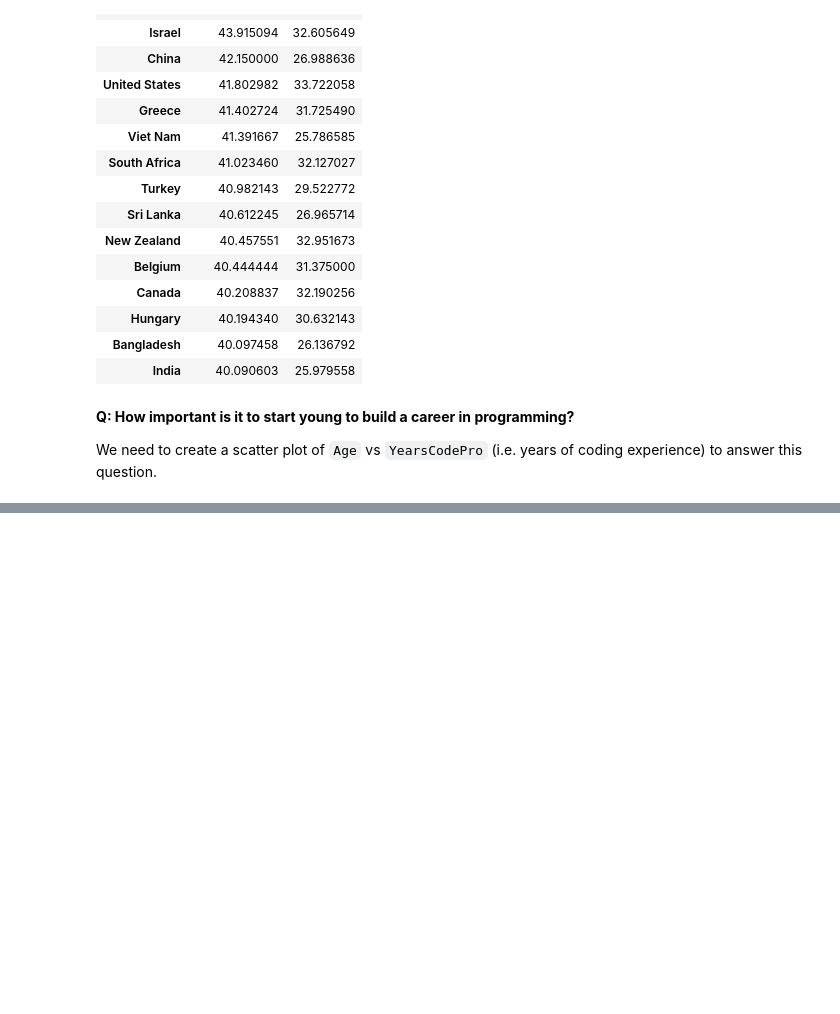
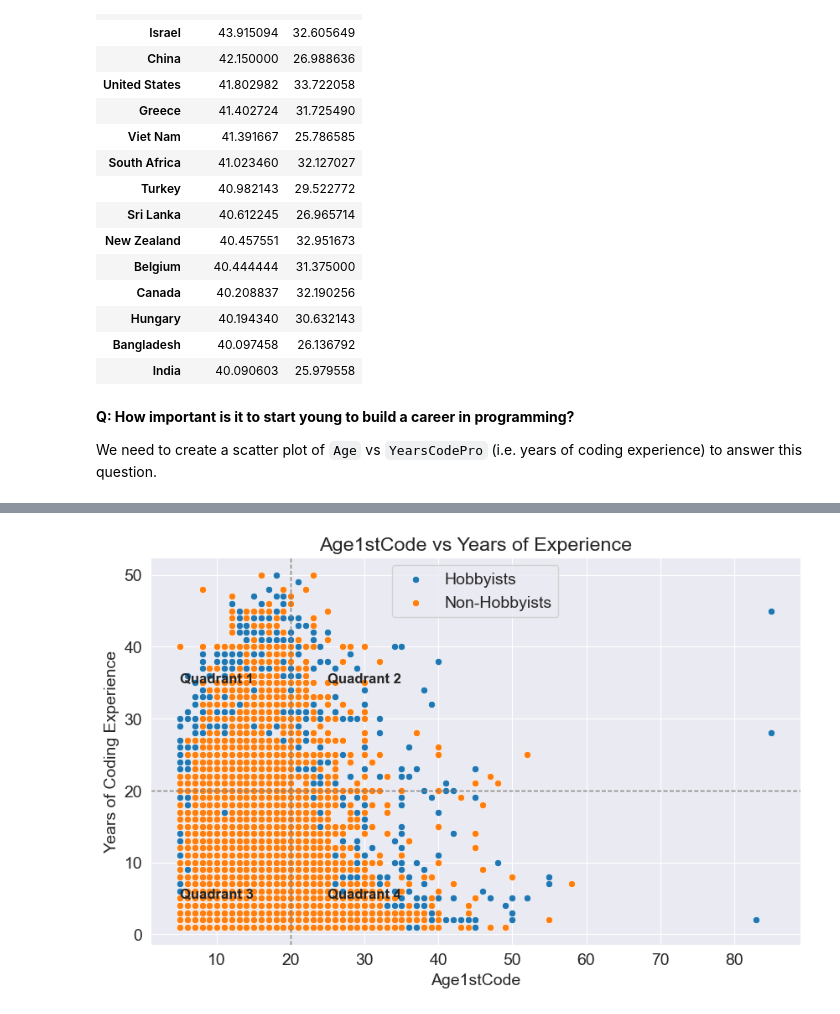
Before and after one commit to CoderB10/StackoverflowSurvey2020_PythonProject, a Jupyter notebook: EDAproject.ipynb, the cells around one changed output, grey strips where cells are left out. Cells and saved outputs as stored; diff of their text form; code cells hidden in the pictures; blank space fills up the shorter version.

```diff
--- a/EDAproject.ipynb
+++ b/EDAproject.ipynb
@@ -1092,0 +1169,54 @@ We need to create a scatter plot of `Age` vs `YearsCodePro` (i.e. years of codin
+# %%
+from scipy.stats import pearsonr
+from sklearn.linear_model import LinearRegression
+
+df = survey_df[['Age1stCode', 'YearsCodePro', 'Hobbyist']].dropna()
+
+df = df[~df['YearsCodePro'].isin(['Less than 1 year', 'More than 50 years'])]
+df['YearsCodePro'] = df['YearsCodePro'].astype(float)
+
+# Step 2: Filter for >10 or <40 years of experience
+df = df[(df['Age1stCode'] > 10) | (df['Age1stCode'] < 40)]
+
+# df = df[df['YearsCodePro'] != 'Less than 1 year']
+# df = df[df['YearsCodePro'] != 'More than 50 years']
+df['YearsCodePro'] = df['YearsCodePro'].astype(float)
+
+df_hobby = df[df['Hobbyist'] == 'Yes']
+df_non_hobby = df[df['Hobbyist'] == 'No']
+
+def analyze_group(data, label):
+    # print(f"\n--- {label} ---")
+    corr, p = pearsonr(data['Age1stCode'], data['YearsCodePro'])
+    # print(f"Pearson Correlation: {corr:.2f}, P-value: {p:.4f}")
+
+    model = LinearRegression().fit(data[['Age1stCode']], data['YearsCodePro'])
+    # print(f"Slope: {model.coef_[0]:.2f}, Intercept: {model.intercept_:.2f}")
+    # print(f"R²: {model.score(data[['Age1stCode']], data['YearsCodePro']):.2f}")
+
+    # Plot
+    sns.scatterplot(x='Age1stCode', y='YearsCodePro', data=data, label=label)
+
+# Step 5: Plot both groups
+plt.figure(figsize=(10, 6))
+
+# Quadrant labels
+plt.text(5, 35, 'Quadrant 1', fontsize=12, fontweight='bold')
+plt.text(25, 35, 'Quadrant 2', fontsize=12, fontweight='bold')
+plt.text(5, 5, 'Quadrant 3', fontsize=12, fontweight='bold')
+plt.text(25, 5, 'Quadrant 4', fontsize=12, fontweight='bold')
+
+# Dashed lines at the 20 marks
+plt.axhline(y=20, color='gray', linestyle='--', linewidth=1)  # horizontal
+plt.axvline(x=20, color='gray', linestyle='--', linewidth=1)  # vertical
+
+analyze_group(df_hobby, 'Hobbyists')
+analyze_group(df_non_hobby, 'Non-Hobbyists')
+plt.title("Age1stCode vs Years of Experience")
+plt.xlabel("Age1stCode")
+plt.ylabel("Years of Coding Experience")
+plt.legend()
+plt.grid(True)
+plt.show()
+# %% [output]
+[figure, added]
```
Also changed, not shown: parts of 19 cells of this notebook, 2 other files.
